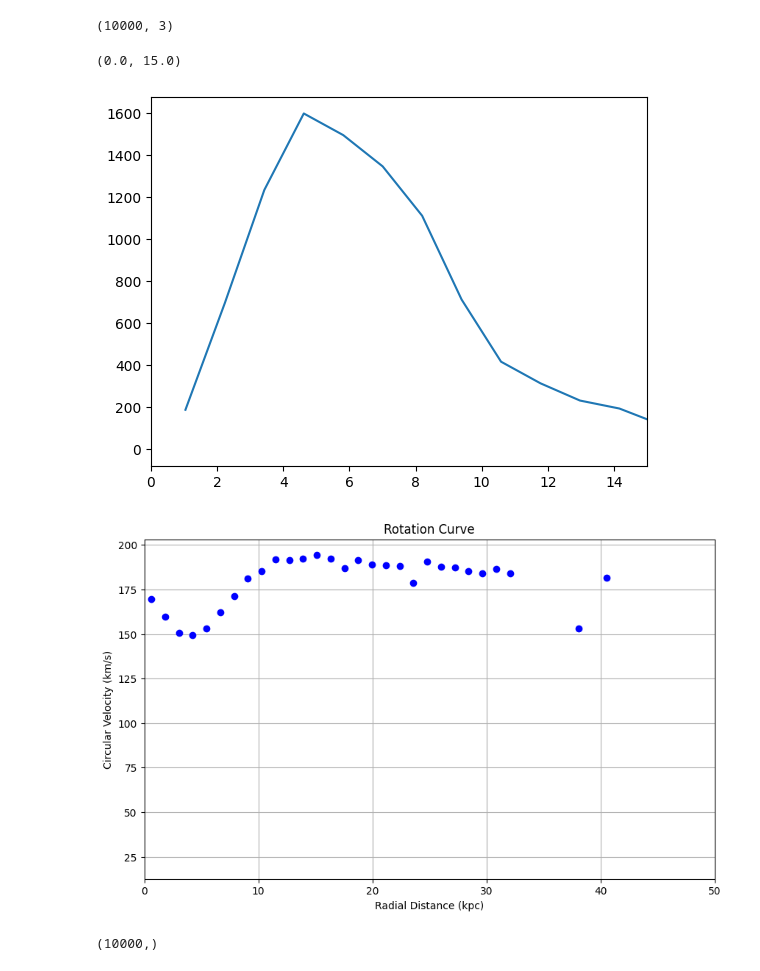
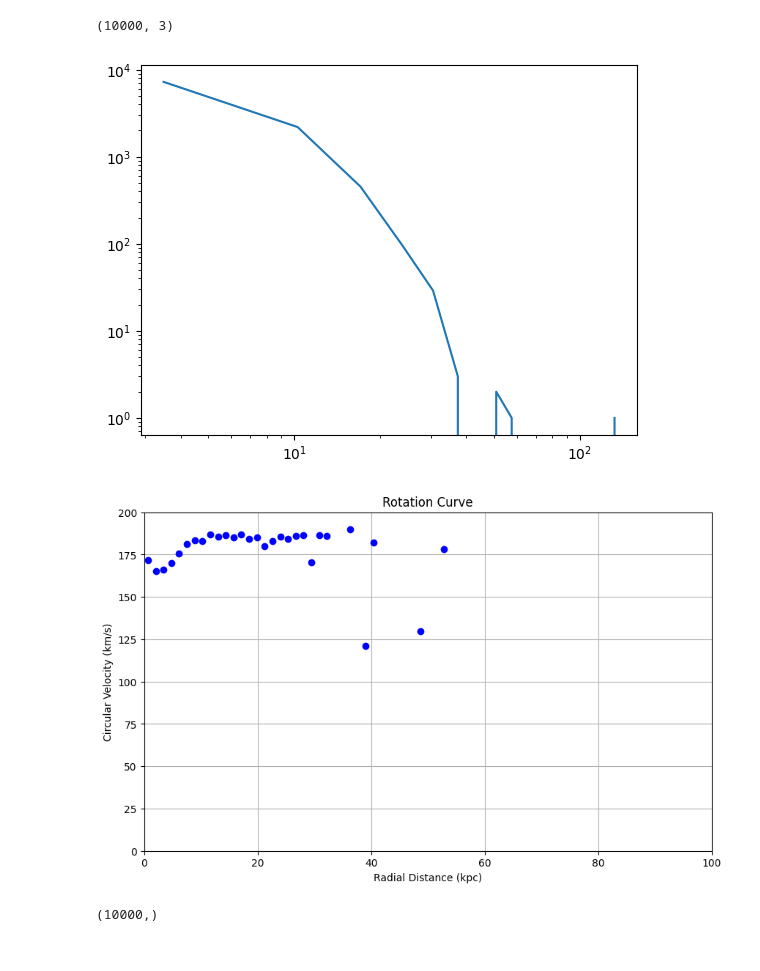
Before and after one commit to s-balu/UniMelb_3rdYr_MW_Nbody, a Jupyter notebook: 1_DM_halo_demo_version.ipynb, the cells around one changed output. Drawn from its saved outputs; the diff is of its cells as text; code cells hidden in the pictures.

```diff
--- a/1_DM_halo_demo_version.ipynb
+++ b/1_DM_halo_demo_version.ipynb
@@ -6,7 +6,7 @@ import matplotlib.pyplot as plt
 from src.nbody.main import NBodySimulation
 import src.nbody.plot_utils as pu
 # %%
-ic_file = "./ics/DM_halo.hdf5"
+ic_file = "./ics/gal_1e4.hdf5"
 # %%
 with h5.File(ic_file, "r") as hf:
     print(list(hf["Bodies"]))
@@ -21,7 +21,7 @@ G = 4.30091e-6
 path_output = output_folder + 'output.hdf5'
 
 e = 0.01
-T = 0.5
+T = 3.0
 dt = 5e-4
 num_snapshots = 600
 
@@ -32,7 +32,7 @@ Sim.set_time(T, dt, snapshots=num_snapshots)
 
 # Sim.set_integrator("RK4")
 Sim.set_integrator("Euler")
-# Sim.set_integrator("Symplectic")
+Sim.set_integrator("Symplectic")
 
 Sim.estimate_runtime(3)  # We get a runtime estimation for 3 snapshots
 Sim.run_simulation(e=e, G=G)
@@ -139,15 +137,15 @@ z = POS_R[-1,:,2]
 #
 # VEL_R = VEL_R[-1,:,:]
 # %%
-counts, rbins = np.histogram(np.sqrt(x*x + y*y + z*z), bins=100)
-c, r = np.histogram(np.sqrt(x*x + y*y + z*z), bins=100)
+# counts, rbins = np.histogram(np.sqrt(x*x + y*y + z*z), bins=100)
+c, r = np.histogram(np.sqrt(x*x + y*y + z*z), bins=20)
 # %%
 plt.plot(0.5*(r[1:]+r[:-1]),c)
-# plt.xscale("log")
-plt.xlim(0,15)
+plt.yscale("log")
+plt.xscale("log")
+# plt.xlim(0,15)
 # %% [output]
-(0.0, 15.0)
-[figure, old version]
+[figure, new version]
 # %%
 # Calculate radial distances from the center (assuming center at origin)
 r = np.sqrt(np.sum(POS_R[-1]**2, axis=1))  # shape (10000,)
@@ -168,14 +166,15 @@ for i in range(len(radial_bin_centers)):
 # Plot the rotation curve
 plt.figure(figsize=(10, 6))
 plt.plot(radial_bin_centers, v_circ_avg, 'o', color='blue')  # converting to kpc and km/s for plot
-plt.xlim(0,50)
+plt.ylim(0,200)
+plt.xlim(0,100)
 plt.xlabel('Radial Distance (kpc)')
 plt.ylabel('Circular Velocity (km/s)')
 plt.title('Rotation Curve')
 plt.grid(True)
 plt.show()
 # %% [output]
-[figure, old version]
+[figure, new version]
 # %%
 np.sum(POS_R[-1]**2, axis=1).shape
 # %% [output]
```
Also changed, not shown: parts of 3 cells of this notebook.
